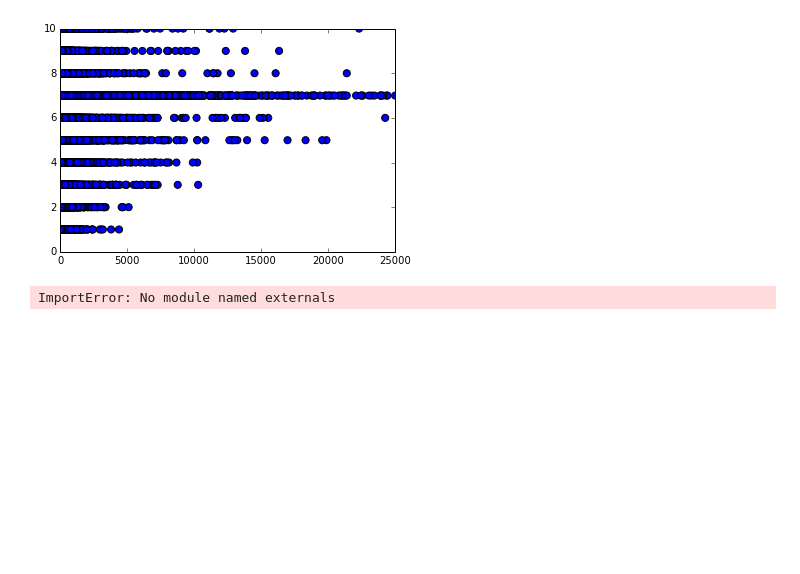
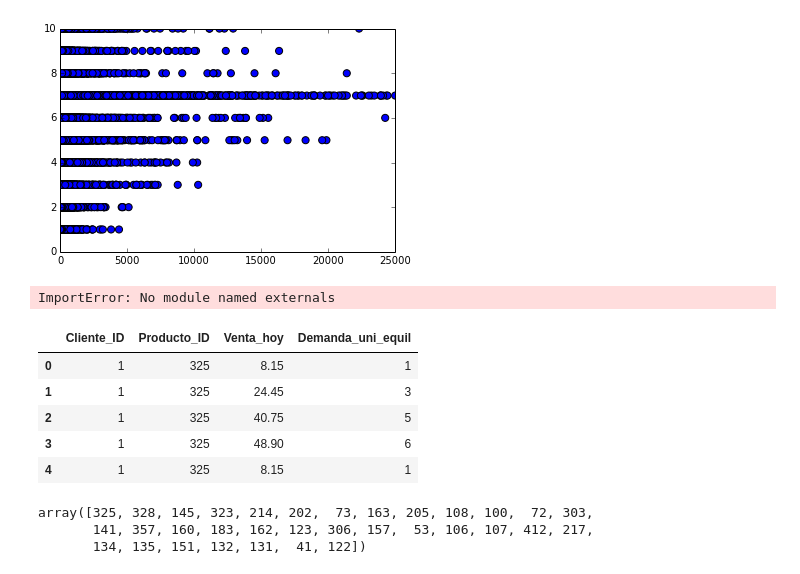
Before and after one commit to saurabh02/CDIPS_BakeryProject, a Jupyter notebook: simple_cluster_july21.ipynb, the cells around one changed output. Saved outputs shown, nothing was run; the diff lists cells and outputs as text; code cells hidden in the pictures; blank space fills up the shorter version.

```diff
--- a/simple_cluster_july21.ipynb
+++ b/simple_cluster_july21.ipynb
@@ -96,0 +99,16 @@ ImportError: No module named externals
+# %%
+train_merged['Cliente_ID'] = 1
+train_merged.head()
+# %% [output]
+|  | Cliente_ID | Producto_ID | Venta_hoy | Demanda_uni_equil |
+| 0 | 1 | 325 | 8.15 | 1 |
+| 1 | 1 | 325 | 24.45 | 3 |
+| 2 | 1 | 325 | 40.75 | 5 |
+| 3 | 1 | 325 | 48.90 | 6 |
+| 4 | 1 | 325 | 8.15 | 1 |
+# %%
+train_merged['Producto_ID'].unique()
+# %% [output]
+array([325, 328, 145, 323, 214, 202,  73, 163, 205, 108, 100,  72, 303,
+       141, 357, 160, 183, 162, 123, 306, 157,  53, 106, 107, 412, 217,
+       134, 135, 151, 132, 131,  41, 122])
```
Also changed, not shown: parts of 6 cells of this notebook.
